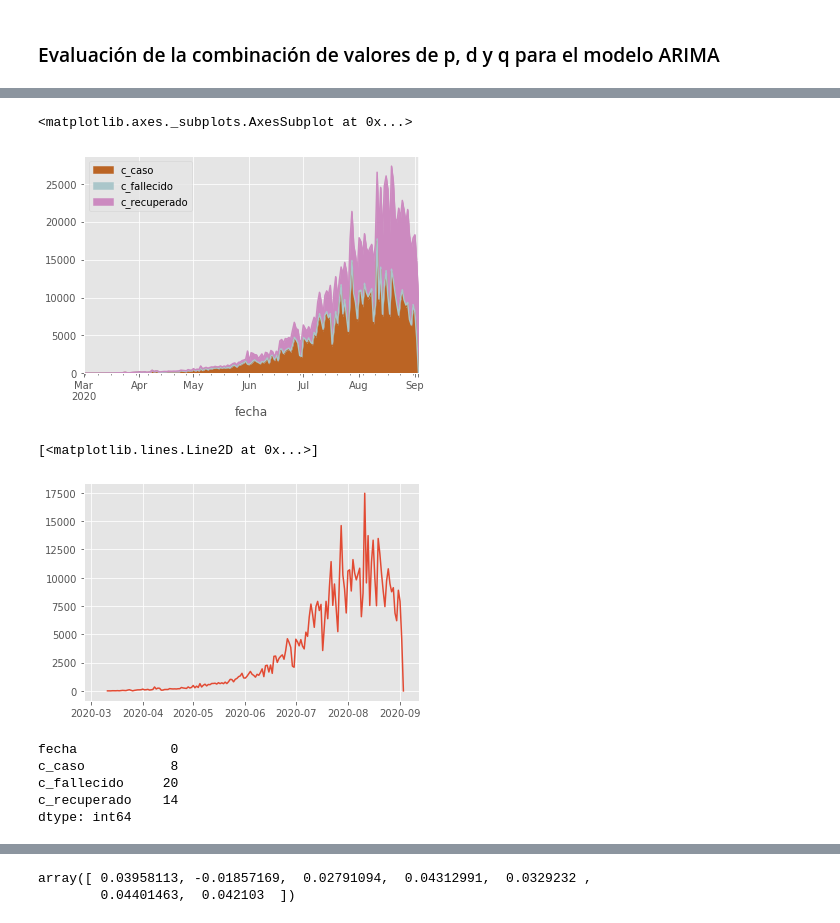
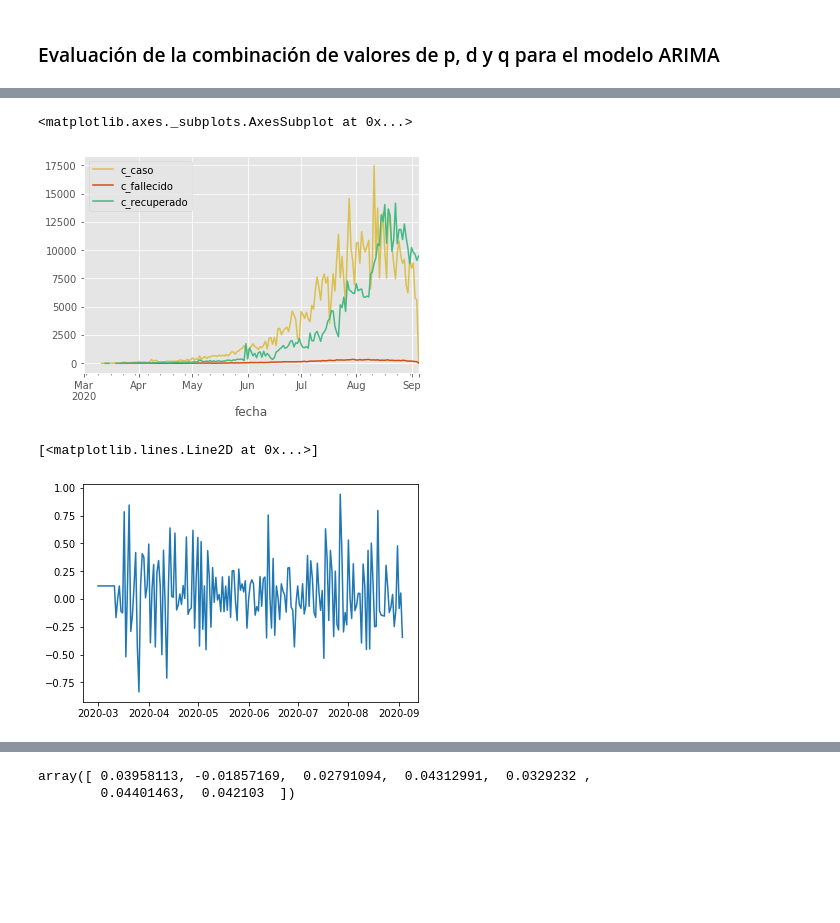
Before and after one commit to AP-2020-1S/covid-19-analiticapedictiva_ajsg, a Jupyter notebook: Entrega Analitica Predictiva.ipynb, the cells around one changed output, grey strips where cells are left out. Saved outputs shown, nothing was run; the diff lists cells and outputs as text; code cells hidden in the pictures; blank space fills up the shorter version.

```diff
--- a/Entrega Analitica Predictiva.ipynb
+++ b/Entrega Analitica Predictiva.ipynb
@@ -158,7 +198,2 @@ df_casos.head()
 # %%
 df_casos_p,df_muertes,df_recuperados = data_agg_col(df_casos)
-# %%
-df_full = pd.merge(df_dates, df_casos_p, how='left', on=['fecha'])
-df_full = pd.merge(df_full, df_muertes, how='left', on=['fecha'])
-df_full = pd.merge(df_full, df_recuperados, how='left', on=['fecha'])
-df_full.describe()
@@ -175,24 +200,21 @@ df_full.describe()
 # %%
 plt.style.use('ggplot')
 df_full.plot(x='fecha',
         y=['c_caso', 'c_fallecido', 'c_recuperado'],
-        color=['#bb6424', '#aac6ca', '#cc8ac0'],
-        kind='area',
-        stacked=True)
+        color=['#dbc050', '#d04f0e', '#45b983'],
+        kind='line')
 # %% [output]
 <matplotlib.axes._subplots.AxesSubplot at 0x...>
-[figure, old version]
+[figure, new version]
 # %%
-# Visualizar la distribucion de los datos graficamente previo a la normalizacion
-plt.plot(df_full['fecha'],df_full['c_caso'])
+df_norm_col = data_prep_normalize(df_full)
+df_norm_medellin = data_prep_normalize(df_full_medellin)
+df_norm_bogota = data_prep_normalize(df_full_bogota)
+df_norm_cartagena = data_prep_normalize(df_full_cartagena)
+df_norm_cali = data_prep_normalize(df_full_cali)
+df_norm_barranquilla = data_prep_normalize(df_full_barranquilla)
+# Visualizar la distribucion de los datos graficamente posterior a la normalizacion
+plt.plot(df_norm_col['fecha'],df_norm_col['casos_diff'])
 # %% [output]
 [<matplotlib.lines.Line2D at 0x...>]
-[figure, old version]
+[figure, new version]
-# %%
-df_full.isnull().sum()
-# %% [output]
-fecha            0
-c_caso           8
-c_fallecido     20
-c_recuperado    14
-dtype: int64
```
Also changed, not shown: parts of 35 cells of this notebook.
